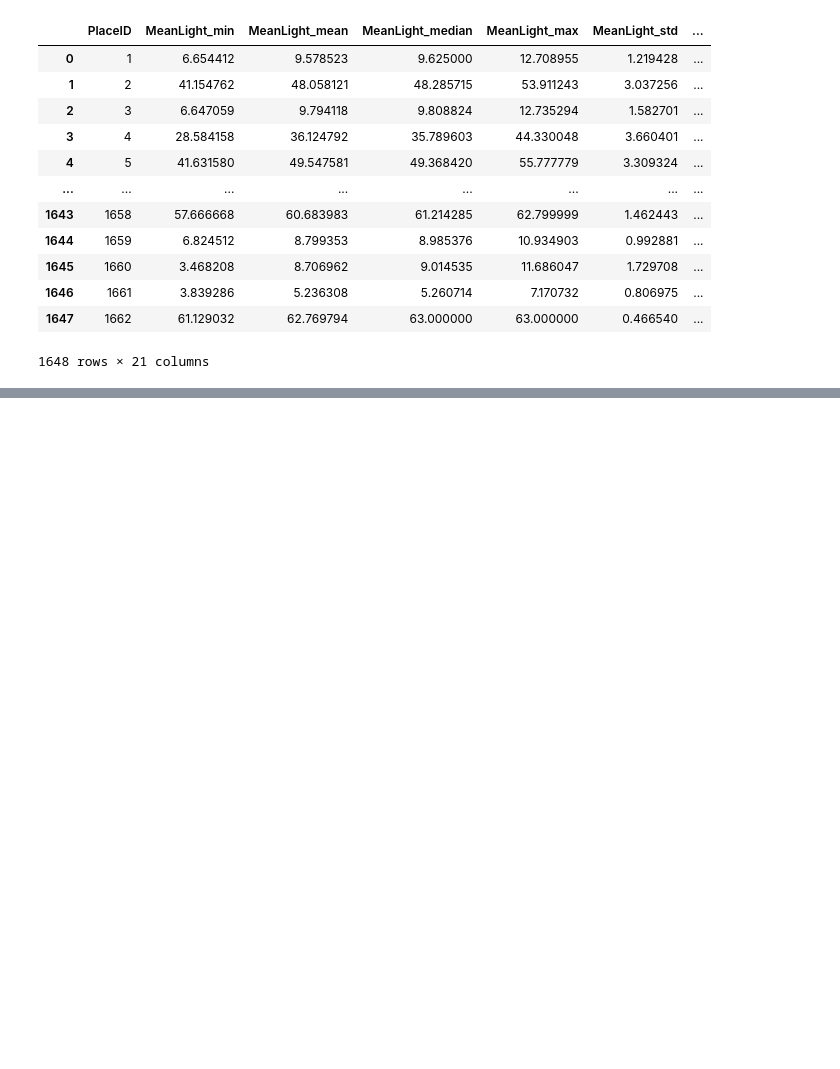
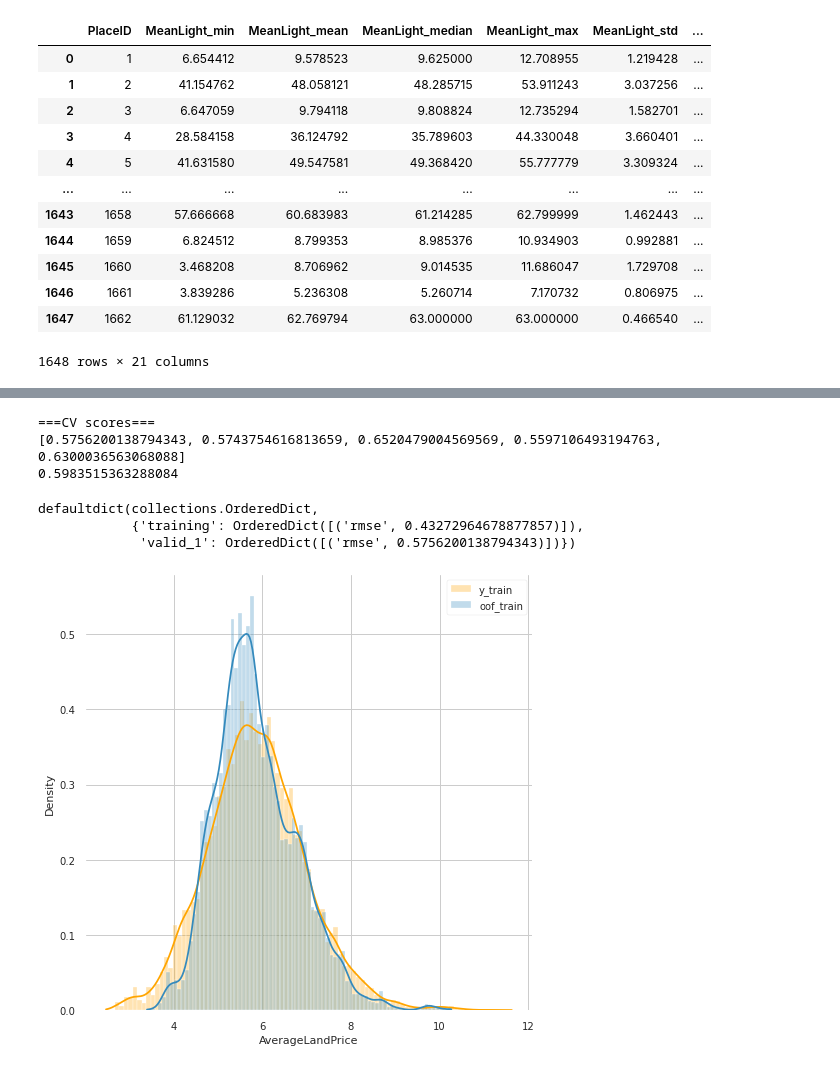
Before and after one commit to yosuke7040/Night-Light-Compe, a Jupyter notebook: src/nb003.ipynb, the cells around one changed output, grey strips where cells are left out. Drawn from its saved outputs; the diff is of its cells as text; code cells hidden in the pictures; blank space fills up the shorter version.

```diff
--- a/src/nb003.ipynb
+++ b/src/nb003.ipynb
@@ -253,3 +253,5 @@ _whole_df
 | 1646 | 1661 | 3.839286 | 5.236308 | 5.260714 | 7.170732 | 0.806975 | ... |
 | 1647 | 1662 | 61.129032 | 62.769794 | 63.000000 | 63.000000 | 0.466540 | ... |
 1648 rows × 21 columns
+# %%
+whole_df = whole_df.merge(_whole_df, on='PlaceID', how='left')
@@ -255,0 +278,4 @@ _whole_df
+# %%
+x_train = whole_df[:len(train_df)].drop('PlaceID', axis=1).reset_index(drop=True)
+x_test = whole_df[len(train_df):].drop('PlaceID', axis=1).reset_index(drop=True)
+y_train = np.log1p(train_df['AverageLandPrice'])
@@ -255,0 +285,32 @@ _whole_df
+# %%
+y_preds = []
+models = []
+oof_train = np.zeros(len(x_train),)
+cv = GroupKFold(n_splits=5)
+
+params = {
+    'objective': 'rmse',
+    'Learnign_rate': 0.01,
+}
+
+for fold_id, (train_index, valid_index) in enumerate(cv.split(train_df, y_train, train_df['PlaceID'])):
+    # ここlocでいいの？
+    X_tr = x_train.loc[train_index, :]
+    X_val = x_train.loc[valid_index, :]
+    y_tr = y_train.loc[train_index]
+    y_val = y_train.loc[valid_index]
+
+    lgb_train = lgb.Dataset(X_tr, y_tr)
+    lgb_eval = lgb.Dataset(X_val, y_val, reference=lgb_train)
+
+    model = lgb.train(params, lgb_train,
+                      valid_sets=[lgb_train,lgb_eval],
+                      verbose_eval=100,
+                      num_boost_round=10000,
+                      early_stopping_rounds=100)
+
+    oof_train[valid_index] = model.predict(X_val, num_iterations=model.best_iteration)
+    y_pred = model.predict(x_test, num_iterations=model.best_iteration)
+
+    y_preds.append(y_pred)
+    models.append(model)
@@ -255,0 +335,18 @@ _whole_df
+# %%
+scores = [
+    m.best_score['valid_1']['rmse'] for m in models
+]
+score = sum(scores) / len(scores)
+print('===CV scores===')
+print(scores)
+print(score)
+# %% [output]
+===CV scores===
+[0.5756200138794343, 0.5743754616813659, 0.6520479004569569, 0.5597106493194763, 0.6300036563068088]
+0.5983515363288084
+# %%
+models[0].best_score
+# %% [output]
+defaultdict(collections.OrderedDict,
+            {'training': OrderedDict([('rmse', 0.43272964678877857)]),
+             'valid_1': OrderedDict([('rmse', 0.5756200138794343)])})
@@ -255,0 +357,8 @@ _whole_df
+# %%
+fig, ax = plt.subplots(figsize=(8,8))
+sns.histplot(y_train, label='y_train', kde=True, stat='density', common_norm=False, color='orange', alpha=0.3)
+sns.histplot(oof_train, label='oof_train', kde=True, stat='density', common_norm=False, alpha=0.3)
+ax.legend()
+ax.grid()
+# %% [output]
+[figure, added]
```
Also changed, not shown: parts of 5 cells of this notebook, 1 other file.
